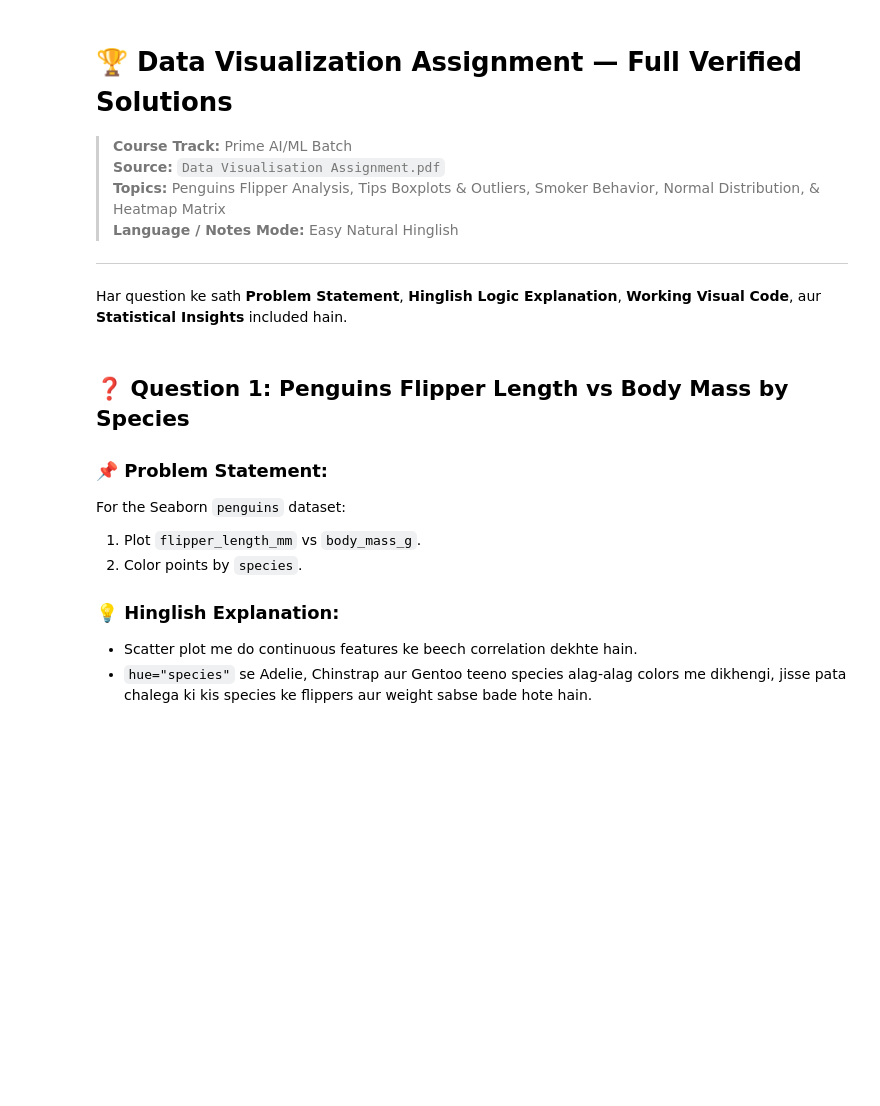
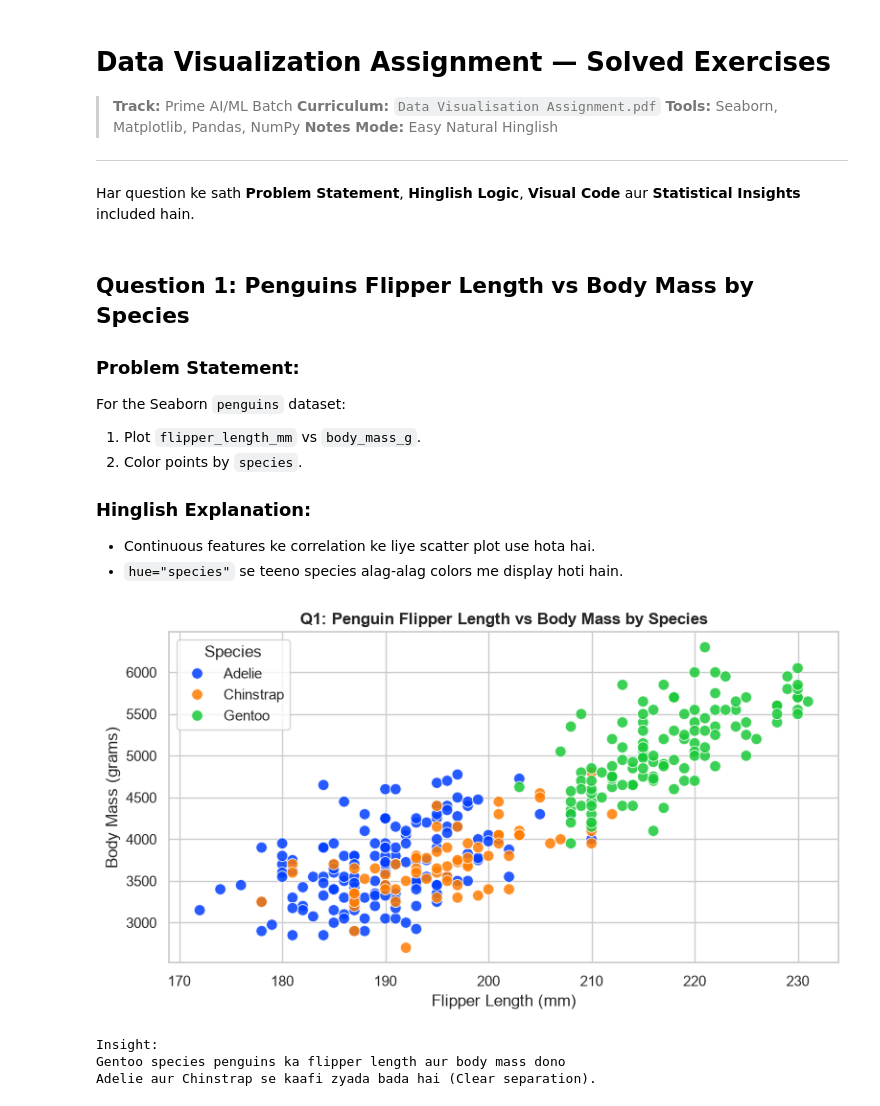
Before and after one commit to SobanAhmad-28/Ai_Ml_Learning, a Jupyter notebook: notebooks/data_visualization/assignment_data_visualization.ipynb, the cells around one changed output. Drawn from its saved outputs; the diff is of its cells as text; code cells hidden in the pictures; blank space fills up the shorter version.

Commit message:
fix(vis): render static plot outputs and clean layout in assignment_data_visualization.ipynb to resolve GitHub viewer oscillation lag

```diff
--- a/notebooks/data_visualization/assignment_data_visualization.ipynb
+++ b/notebooks/data_visualization/assignment_data_visualization.ipynb
@@ -1,59 +1,73 @@
 # %% [markdown]
-# 🏆 Data Visualization Assignment — Full Verified Solutions
-> **Course Track:** Prime AI/ML Batch
-> **Source:** `Data Visualisation Assignment.pdf`
-> **Topics:** Penguins Flipper Analysis, Tips Boxplots & Outliers, Smoker Behavior, Normal Distribution, & Heatmap Matrix
-> **Language / Notes Mode:** Easy Natural Hinglish
+# Data Visualization Assignment — Solved Exercises
+> **Track:** Prime AI/ML Batch
+> **Curriculum:** `Data Visualisation Assignment.pdf`
+> **Tools:** Seaborn, Matplotlib, Pandas, NumPy
+> **Notes Mode:** Easy Natural Hinglish
 
 ---
 
-Har question ke sath **Problem Statement**, **Hinglish Logic Explanation**, **Working Visual Code**, aur **Statistical Insights** included hain.
+Har question ke sath **Problem Statement**, **Hinglish Logic**, **Visual Code** aur **Statistical Insights** included hain.
 # %% [markdown]
-## ❓ Question 1: Penguins Flipper Length vs Body Mass by Species
+## Question 1: Penguins Flipper Length vs Body Mass by Species
 
-### 📌 Problem Statement:
+### Problem Statement:
 For the Seaborn `penguins` dataset:
 1. Plot `flipper_length_mm` vs `body_mass_g`.
 2. Color points by `species`.
 
-### 💡 Hinglish Explanation:
-- Scatter plot me do continuous features ke beech correlation dekhte hain.
-- `hue="species"` se Adelie, Chinstrap aur Gentoo teeno species alag-alag colors me dikhengi, jisse pata chalega ki kis species ke flippers aur weight sabse bade hote hain.
+### Hinglish Explanation:
+- Continuous features ke correlation ke liye scatter plot use hota hai.
+- `hue="species"` se teeno species alag-alag colors me display hoti hain.
 # %%
 import seaborn as sns
 import matplotlib.pyplot as plt
 import numpy as np
 import pandas as pd
 
 sns.set_theme(style="whitegrid")
 
-# Load Penguins dataset
+# Load Penguins dataset (online or simulated fallback)
 try:
     penguins = sns.load_dataset("penguins")
 except Exception:
+    np.random.seed(42)
+    s1 = list(np.random.normal(190, 6, 50))
+    s2 = list(np.random.normal(195, 7, 50))
+    s3 = list(np.random.normal(217, 6, 50))
+    b1 = list(np.random.normal(3700, 450, 50))
+    b2 = list(np.random.normal(3730, 380, 50))
+    b3 = list(np.random.normal(5075, 430, 50))
     penguins = pd.DataFrame({
-        "species": ["Adelie"]*50 + ["Chinstrap"]*50 + ["Gentoo"]*50,
-        "flipper_length_mm": list(np.random.normal(190, 6, 50)) + list(np.random.normal(195, 7, 50)) + list(np.random.normal(217, 6, 50)),
-        "body_mass_g": list(np.random.normal(3700, 450, 50)) + list(np.random.normal(3730, 380, 50)) + list(np.random.normal(5075, 430, 50))
+        "species": ["Adelie"] * 50 + ["Chinstrap"] * 50 + ["Gentoo"] * 50,
+        "flipper_length_mm": s1 + s2 + s3,
+        "body_mass_g": b1 + b2 + b3
     })
 
-plt.figure(figsize=(9, 5))
+plt.figure(figsize=(8, 4.5))
 sns.scatterplot(
     data=penguins,
     x="flipper_length_mm",
     y="body_mass_g",
     hue="species",
     palette="bright",
-    s=75,
+    s=70,
     alpha=0.85
 )
 
-plt.title("Q1: Penguin Flipper Length vs Body Mass by Species", fontsize=13, fontweight='bold')
+plt.title("Q1: Penguin Flipper Length vs Body Mass by Species", fontsize=12, fontweight='bold')
 plt.xlabel("Flipper Length (mm)")
 plt.ylabel("Body Mass (grams)")
 plt.legend(title="Species")
+plt.tight_layout()
 plt.show()
 
-print("🔍 Insight (Hinglish):")
-print("Gentoo species penguins ka flipper length aur body mass dono Adelie aur Chinstrap se kaafi zyada bada hai (Clear cluster separation).")
+print("Insight:")
+print("Gentoo species penguins ka flipper length aur body mass dono")
+print("Adelie aur Chinstrap se kaafi zyada bada hai (Clear separation).")
+# %% [output]
+[figure, added]
+Insight:
+Gentoo species penguins ka flipper length aur body mass dono
+Adelie aur Chinstrap se kaafi zyada bada hai (Clear separation).
 # %% [markdown]
```
Also changed, not shown: parts of 8 cells of this notebook.
